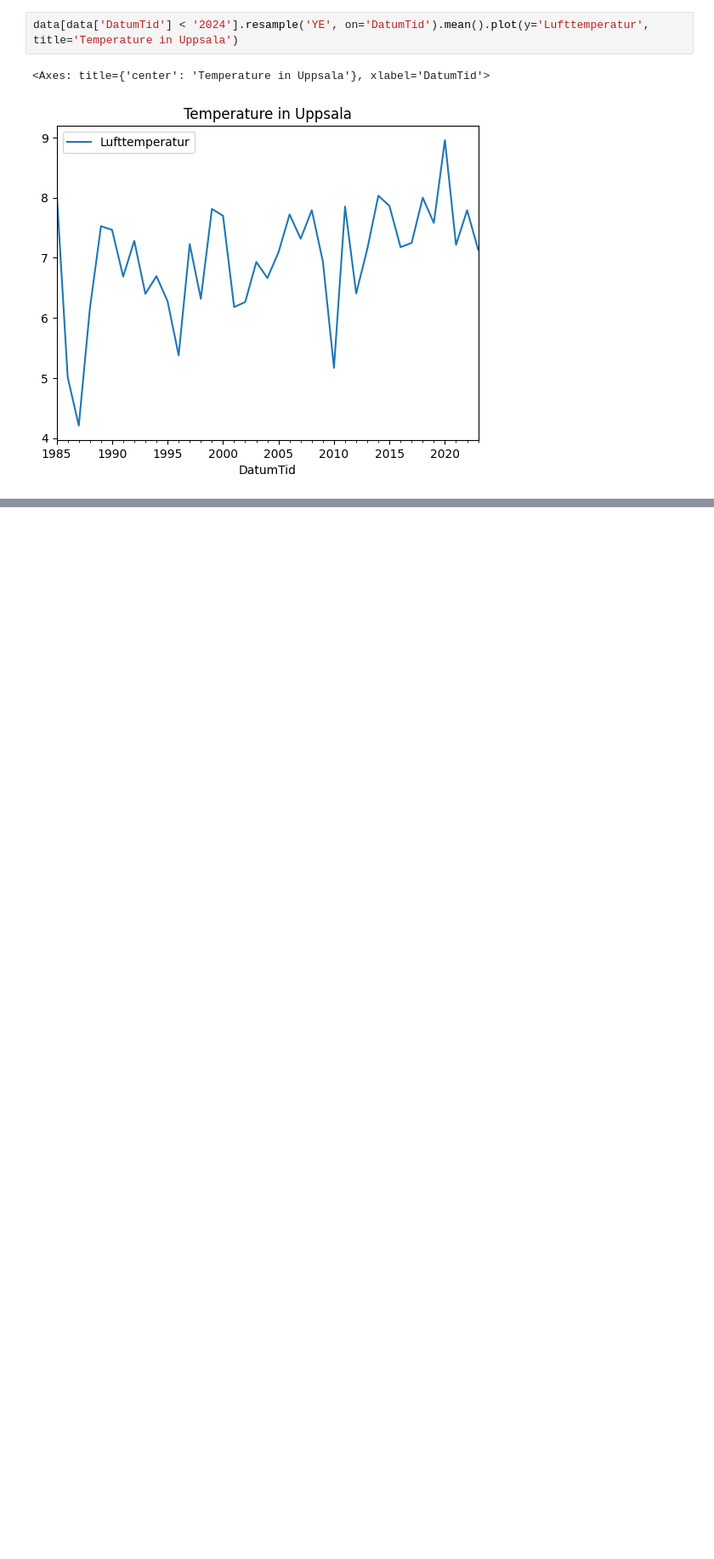
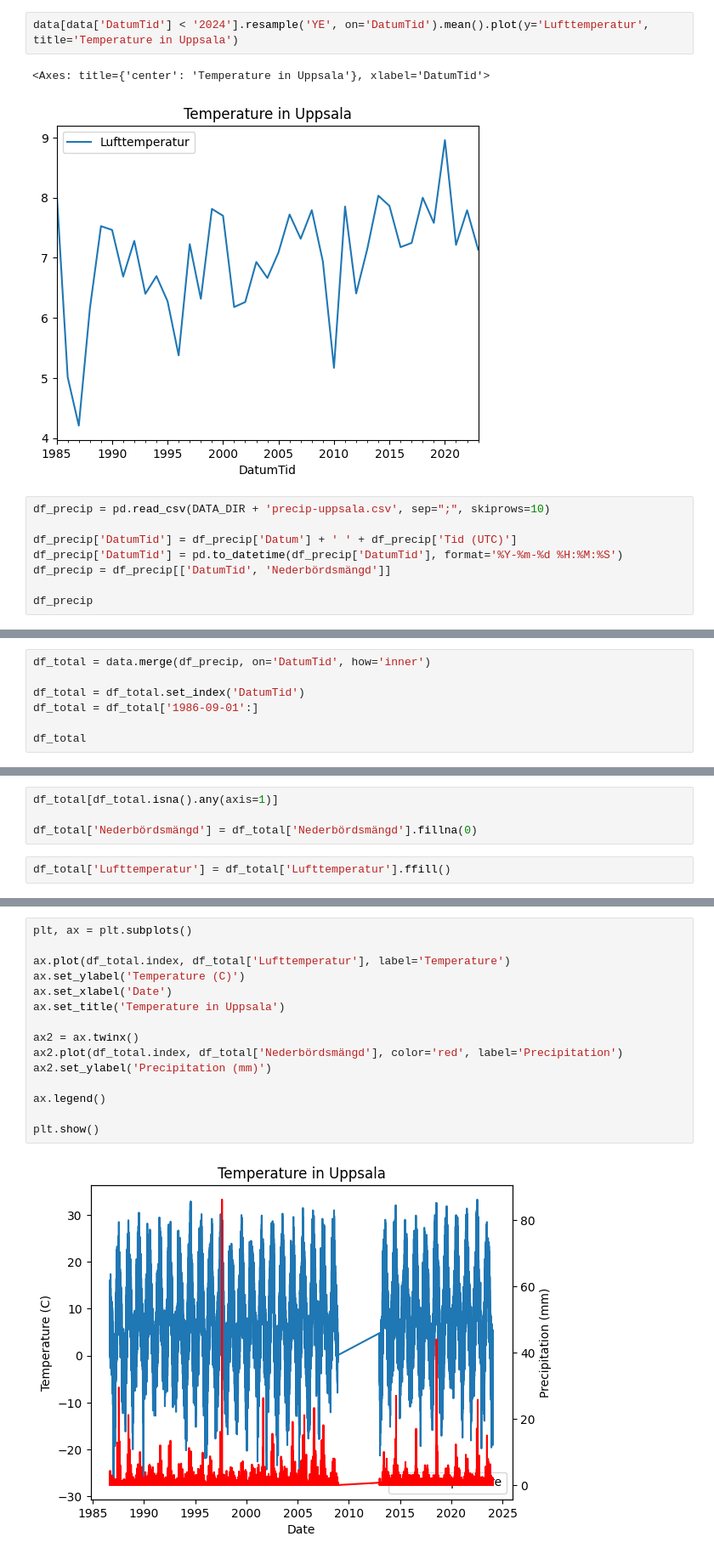
Before and after one commit to stiven88c/big-data-playground, a Jupyter notebook: project.ipynb, the cells around one changed output, grey strips where cells are left out. Shown at 85% size. Saved outputs shown, nothing was run; the diff lists cells and outputs as text; blank space fills up the shorter version.

Commit message:
Precipitation

```diff
--- a/project.ipynb
+++ b/project.ipynb
@@ -130,3 +130,11 @@ data[data['DatumTid'] < '2024'].resample('YE', on='DatumTid').mean().plot(y='Luf
 # %% [output]
 <Axes: title={'center': 'Temperature in Uppsala'}, xlabel='DatumTid'>
 [figure]
+# %%
+df_precip = pd.read_csv(DATA_DIR + 'precip-uppsala.csv', sep=";", skiprows=10)
+
+df_precip['DatumTid'] = df_precip['Datum'] + ' ' + df_precip['Tid (UTC)']
+df_precip['DatumTid'] = pd.to_datetime(df_precip['DatumTid'], format='%Y-%m-%d %H:%M:%S')
+df_precip = df_precip[['DatumTid', 'Nederbördsmängd']]
+
+df_precip
@@ -132,0 +155,7 @@ data[data['DatumTid'] < '2024'].resample('YE', on='DatumTid').mean().plot(y='Luf
+# %%
+df_total = data.merge(df_precip, on='DatumTid', how='inner')
+
+df_total = df_total.set_index('DatumTid')
+df_total = df_total['1986-09-01':]
+
+df_total
@@ -132,0 +177,6 @@ data[data['DatumTid'] < '2024'].resample('YE', on='DatumTid').mean().plot(y='Luf
+# %%
+df_total[df_total.isna().any(axis=1)]
+
+df_total['Nederbördsmängd'] = df_total['Nederbördsmängd'].fillna(0)
+# %%
+df_total['Lufttemperatur'] = df_total['Lufttemperatur'].ffill()
@@ -132,0 +189,17 @@ data[data['DatumTid'] < '2024'].resample('YE', on='DatumTid').mean().plot(y='Luf
+# %%
+plt, ax = plt.subplots()
+
+ax.plot(df_total.index, df_total['Lufttemperatur'], label='Temperature')
+ax.set_ylabel('Temperature (C)')
+ax.set_xlabel('Date')
+ax.set_title('Temperature in Uppsala')
+
+ax2 = ax.twinx()
+ax2.plot(df_total.index, df_total['Nederbördsmängd'], color='red', label='Precipitation')
+ax2.set_ylabel('Precipitation (mm)')
+
+ax.legend()
+
+plt.show()
+# %% [output]
+[figure, added]
```
Also changed, not shown: parts of 5 cells of this notebook.
